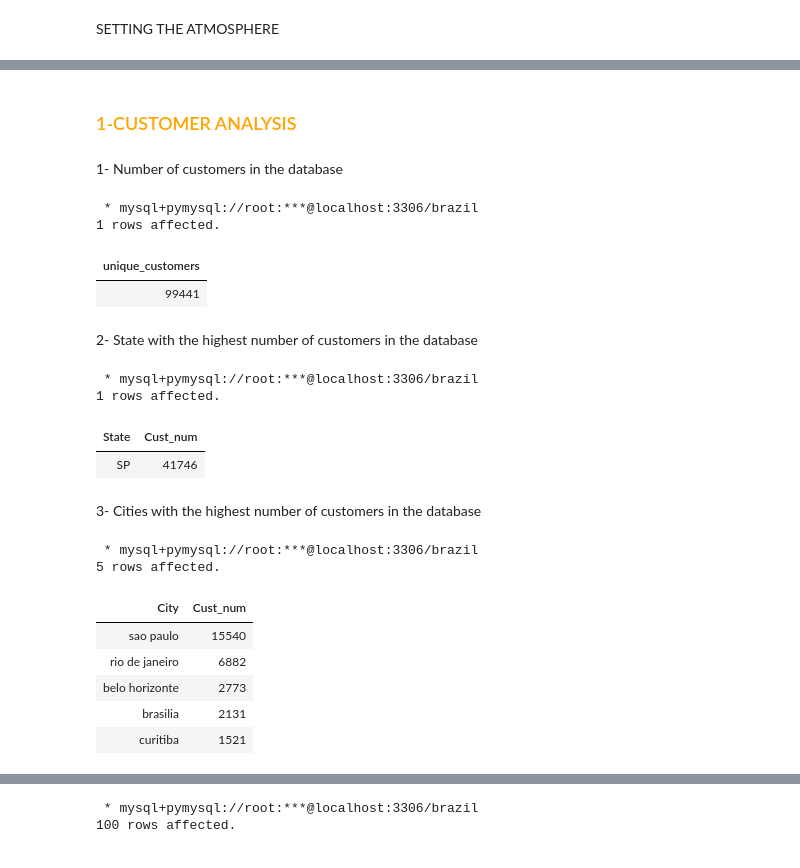
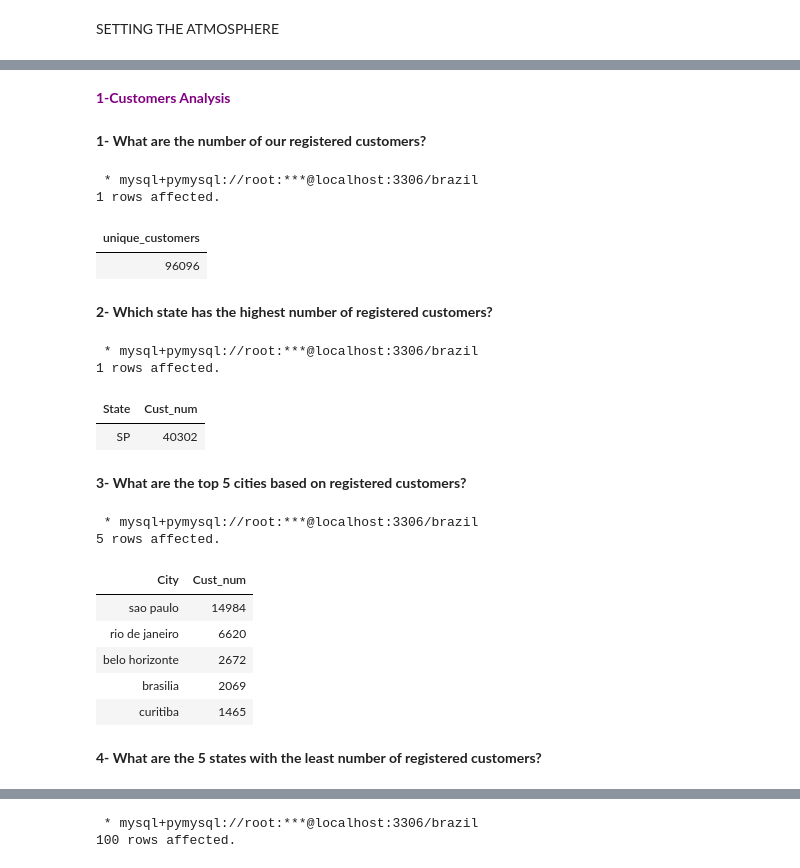
Before and after one commit to mahmoudamintaha/olist_eda, a Jupyter notebook: Brazil Analysis.ipynb, the cells around one changed output, grey strips where cells are left out. Cells and saved outputs as stored; diff of their text form; code cells hidden in the pictures.

```diff
--- a/Brazil Analysis.ipynb
+++ b/Brazil Analysis.ipynb
@@ -69,25 +46,25 @@ ResourceClosedError: This result object does not return rows. It has been closed
-# %% [markdown]
-### <font color='orange'> 1-CUSTOMER ANALYSIS </font>
-# %% [markdown]
-1- Number of customers in the database
+# %% [markdown]
+**<span style="font-size: 50px; color: purple;">1-Customers Analysis</span>**<a id="customers"></a>
+# %% [markdown]
+<b>1- What are the number of our registered customers?</b><a id="customers1"></a>
 # %%
 %%sql
 SELECT
-  COUNT(DISTINCT customer_id) AS unique_customers
+  COUNT(DISTINCT customer_unique_id) AS unique_customers
 FROM
   customers
 # %% [output]
  * mysql+pymysql://root:***@localhost:3306/brazil
 1 rows affected.
 | unique_customers |
-| 99441 |
+| 96096 |
-# %% [markdown]
-2- State with the highest number of customers in the database
+# %% [markdown]
+<b> 2- Which state has the highest number of registered customers? </b><a id="customers2"></a>
 # %%
 %%sql
 SELECT
   customer_state AS State,
-  COUNT(DISTINCT customer_id) Cust_num
+  COUNT(DISTINCT customer_unique_id) Cust_num
 FROM
   customers
 GROUP BY
@@ -100,28 +77,30 @@ LIMIT
  * mysql+pymysql://root:***@localhost:3306/brazil
 1 rows affected.
 | State | Cust_num |
-| SP | 41746 |
+| SP | 40302 |
-# %% [markdown]
-3- Cities with the highest number of customers in the database
+# %% [markdown]
+<b> 3- What are the top 5 cities based on registered customers? </b><a id="customers3"></a>
 # %%
 %%sql
 SELECT
   customer_city AS City,
-  COUNT(DISTINCT customer_id) Cust_num
+  COUNT(DISTINCT customer_unique_id) Cust_num
 FROM
   customers
 GROUP BY
   1
 ORDER BY
   2 DESC
 LIMIT
   5
 # %% [output]
  * mysql+pymysql://root:***@localhost:3306/brazil
 5 rows affected.
 | City | Cust_num |
-| sao paulo | 15540 |
-| rio de janeiro | 6882 |
-| belo horizonte | 2773 |
-| brasilia | 2131 |
-| curitiba | 1521 |
+| sao paulo | 14984 |
+| rio de janeiro | 6620 |
+| belo horizonte | 2672 |
+| brasilia | 2069 |
+| curitiba | 1465 |
+# %% [markdown]
+<b>4- What are the 5 states with the least number of registered customers?</b><a id="customers4"></a>
```
Also changed, not shown: parts of 46 cells of this notebook.
